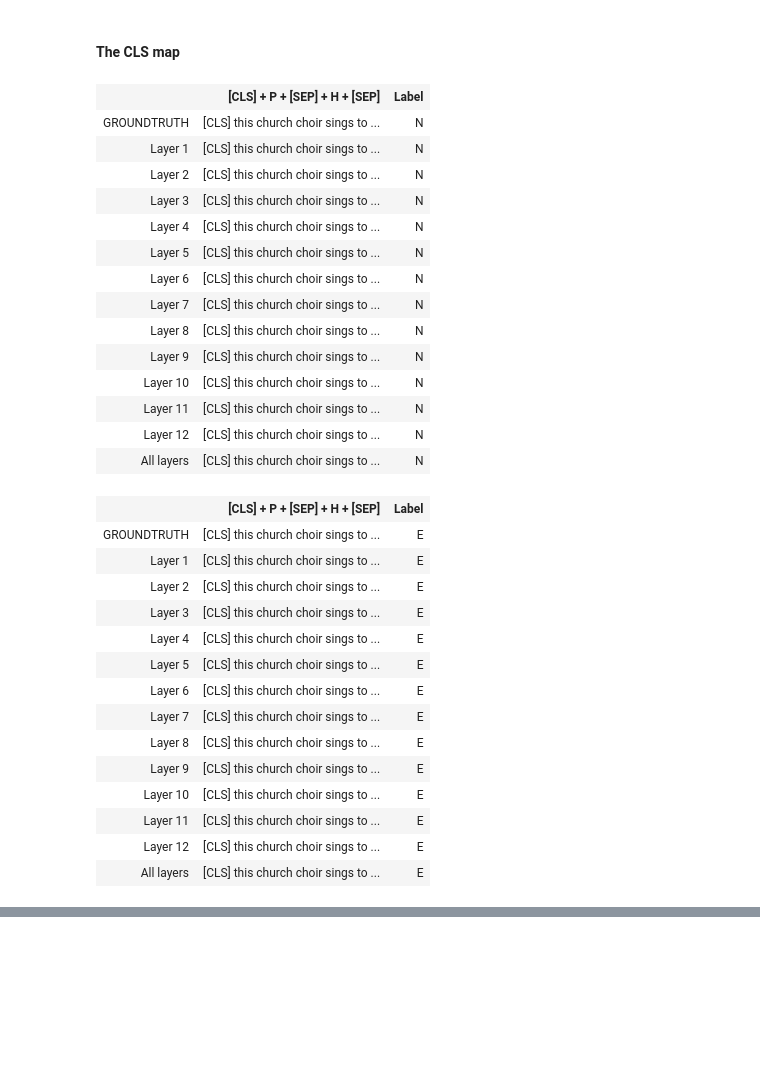
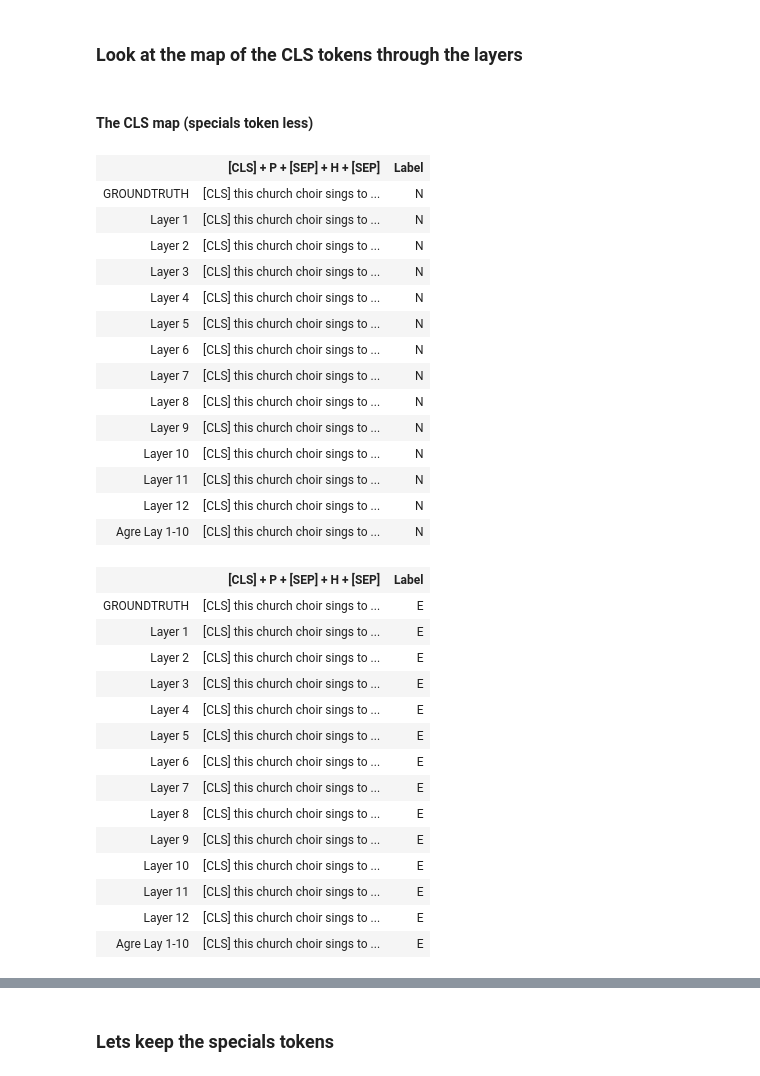
Before and after one commit to lolofo/stage_4_gm, a Jupyter notebook: attention_algorithms/notebooks/cls_study/Construction Visu.ipynb, the cells around one changed output, grey strips where cells are left out. Cells and saved outputs as stored; diff of their text form; code cells hidden in the pictures; blank space fills up the shorter version.

```diff
--- a/attention_algorithms/notebooks/cls_study/Construction Visu.ipynb
+++ b/attention_algorithms/notebooks/cls_study/Construction Visu.ipynb
@@ -77,18 +81,19 @@ def html_render(model_outputs):
 
         html += '</table>'
     return html
+# %% [markdown]
+### Look at the map of the CLS tokens through the layers
 # %%
 INF = 1e30
 LABELS = ["E", "N", "C"]
 with torch.no_grad():
 
-    display(HTML('<h4>The CLS map</h4>'))
+    display(HTML('<h4>CLS map (mean agreg)</h4>'))
     model_outputs = {}
 
     for id_batch, elem in enumerate(test_dataloader) :
 
-        if id_batch > 8:
-            # only look at 5 sentences (batch of one here)
+        if id_batch > 5:
             break
 
         ids = elem["input_ids"]
@@ -130,7 +135,7 @@ with torch.no_grad():
         pad_mask = torch.logical_not(torch.isin(ids, pad)).type(torch.uint8).unsqueeze(1).unsqueeze(1).unsqueeze(1).repeat(1, 12, 12, 150, 1)
         pad_mask = torch.transpose(pad_mask, dim0=3, dim1=4)
         attention_tensor = torch.mul(attention_tensor, pad_mask)
-        attention_tensor = attention_tensor.sum(dim=3)
+        attention_tensor = attention_tensor.sum(dim=2) # mean of the different heads
 
         for l in range(12):
             a_hat = attention_tensor[0, l, 0, 0:m]
@@ -141,37 +146,37 @@ with torch.no_grad():
                                                                  attention = a_visu)],
                 'Label':LABELS[labels[0]]
             }
 
-        a_hat = attention_tensor[0, 5:10, 0, 0:m].sum(dim=0)
+        a_hat = attention_tensor[0, 0:10, 0, 0:m].sum(dim=0)
         a_hat = torch.softmax(a_hat - INF * spe_tok_mask[0:m], dim = -1)
         a_visu = normalize_attention(attention=a_hat, tokens=tokens)
-        model_outputs["All layers"] = {
+        model_outputs["Agre Lay 1-10"] = {
             '[CLS] + P + [SEP] + H + [SEP]': [hightlight_txt(tokens = tokens,
                                                              attention = a_visu)],
             'Label':LABELS[labels[0]]
 
         }
 
 
 
         display(HTML(html_render(model_outputs)))
 # %% [output]
-The CLS map
+The CLS map (specials token less)
 |  | [CLS] + P + [SEP] + H + [SEP] | Label |
 | GROUNDTRUTH | [CLS] this church choir sings to ... | N |
 | Layer 1 | [CLS] this church choir sings to ... | N |
 | Layer 2 | [CLS] this church choir sings to ... | N |
 | Layer 3 | [CLS] this church choir sings to ... | N |
 | Layer 4 | [CLS] this church choir sings to ... | N |
 | Layer 5 | [CLS] this church choir sings to ... | N |
 | Layer 6 | [CLS] this church choir sings to ... | N |
 | Layer 7 | [CLS] this church choir sings to ... | N |
 | Layer 8 | [CLS] this church choir sings to ... | N |
 | Layer 9 | [CLS] this church choir sings to ... | N |
 | Layer 10 | [CLS] this church choir sings to ... | N |
 | Layer 11 | [CLS] this church choir sings to ... | N |
 | Layer 12 | [CLS] this church choir sings to ... | N |
-| All layers | [CLS] this church choir sings to ... | N |
+| Agre Lay 1-10 | [CLS] this church choir sings to ... | N |
 |  | [CLS] + P + [SEP] + H + [SEP] | Label |
 | GROUNDTRUTH | [CLS] this church choir sings to ... | E |
 | Layer 1 | [CLS] this church choir sings to ... | E |
@@ -186,7 +191,7 @@ The CLS map
 | Layer 10 | [CLS] this church choir sings to ... | E |
 | Layer 11 | [CLS] this church choir sings to ... | E |
 | Layer 12 | [CLS] this church choir sings to ... | E |
-| All layers | [CLS] this church choir sings to ... | E |
+| Agre Lay 1-10 | [CLS] this church choir sings to ... | E |
 |  | [CLS] + P + [SEP] + H + [SEP] | Label |
 | GROUNDTRUTH | [CLS] this church choir sings to ... | C |
 | Layer 1 | [CLS] this church choir sings to ... | C |
@@ -294,0 +255,2 @@ The CLS map
+# %% [markdown]
+### Lets keep the specials tokens
```
Also changed, not shown: parts of 6 cells of this notebook, 2 other files.
